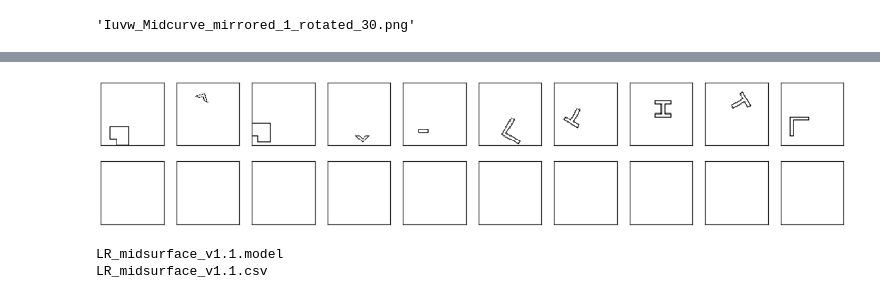
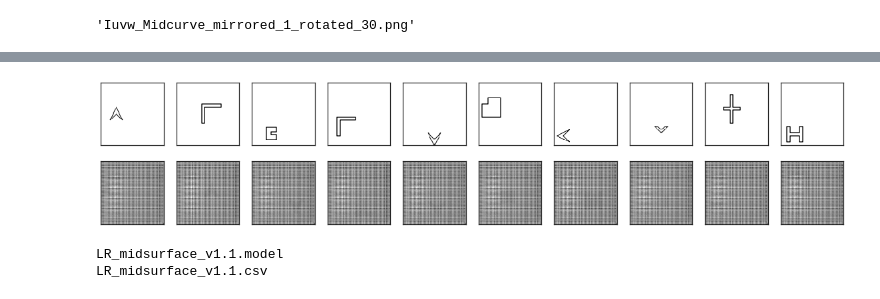
Before and after one commit to praveentn/MidcurveNN, a Jupyter notebook: sgd_callback_1.ipynb, the cells around one changed output, grey strips where cells are left out. Saved outputs shown, nothing was run; the diff lists cells and outputs as text; code cells hidden in the pictures.

```diff
--- a/sgd_callback_1.ipynb
+++ b/sgd_callback_1.ipynb
@@ -132,7 +132,7 @@ def get_training_data(datafolder=input_data_folder):
 # %%
 profile_pngs_objs = ()
 midcurve_pngs_objs = ()
-shapes = ["CapI", "Iuvw", "Luvw", "Plus", "SqLu", "Tuvw", "Vuvw"]
+shapes = ["CapI", "InvV", "Iuvw", "Luvw", "Plus", "Sm_n", "SqLu", "Tuvw", "Vuvw", ]
 
 for shape in shapes:
     print(shape)
@@ -196,7 +200,7 @@ def get_train_test_split(profile_pngs_gray_objs, midcurve_pngs_gray_objs, encodi
     y_test = midcurve_pngs_objs[train_size:]
     '''
     x_train, x_test, y_train, y_test = train_test_split(profile_pngs_objs, midcurve_pngs_objs,
-                                                        test_size=0.2, random_state=37)
+                                                        test_size=0.05, random_state=37)
     return x_train, x_test, y_train, y_test
 # %%
 x_train, x_test, y_train, y_test = get_train_test_split(profile_pngs_objs, midcurve_pngs_objs)
@@ -285,37 +289,37 @@ def residual_block(blockInput, num_filters=16, batch_activate = False):
     return x
 # %%
 # Build model
-def build_model(input_layer, start_neurons, DropoutRatio = 0.05):
+def build_model(input_layer, start_neurons, DropoutRatio=0.05):
     # 101 -> 50
-    conv1 = Conv2D(start_neurons * 1, (3, 3), activation="relu", padding="same")(input_layer)
+    conv1 = Conv2D(start_neurons * 1, (3, 3), activation=None, padding="same")(input_layer)
     conv1 = residual_block(conv1,start_neurons * 1)
     conv1 = residual_block(conv1,start_neurons * 1, True)
     pool1 = MaxPooling2D((2, 2))(conv1)
     pool1 = Dropout(DropoutRatio/2)(pool1)
 
     # 50 -> 25
-    conv2 = Conv2D(start_neurons * 2, (3, 3), activation="relu", padding="same")(pool1)
+    conv2 = Conv2D(start_neurons * 2, (3, 3), activation=None, padding="same")(pool1)
     conv2 = residual_block(conv2,start_neurons * 2)
     conv2 = residual_block(conv2,start_neurons * 2, True)
     pool2 = MaxPooling2D((2, 2))(conv2)
     pool2 = Dropout(DropoutRatio)(pool2)
 
     # 25 -> 12
-    conv3 = Conv2D(start_neurons * 4, (3, 3), activation="relu", padding="same")(pool2)
+    conv3 = Conv2D(start_neurons * 4, (3, 3), activation=None, padding="same")(pool2)
     conv3 = residual_block(conv3,start_neurons * 4)
     conv3 = residual_block(conv3,start_neurons * 4, True)
     pool3 = MaxPooling2D((2, 2))(conv3)
     pool3 = Dropout(DropoutRatio)(pool3)
 
     # 12 -> 6
-    conv4 = Conv2D(start_neurons * 8, (3, 3), activation="relu", padding="same")(pool3)
+    conv4 = Conv2D(start_neurons * 8, (3, 3), activation=None, padding="same")(pool3)
     conv4 = residual_block(conv4,start_neurons * 8)
     conv4 = residual_block(conv4,start_neurons * 8, True)
     pool4 = MaxPooling2D((2, 2))(conv4)
     pool4 = Dropout(DropoutRatio)(pool4)
 
     # Middle
-    convm = Conv2D(start_neurons * 16, (3, 3), activation="relu", padding="same")(pool4)
+    convm = Conv2D(start_neurons * 16, (3, 3), activation=None, padding="same")(pool4)
     convm = residual_block(convm,start_neurons * 16)
     convm = residual_block(convm,start_neurons * 16, True)
 
@@ -324,7 +328,7 @@ def build_model(input_layer, start_neurons, DropoutRatio = 0.05):
     uconv4 = concatenate([deconv4, conv4])
     uconv4 = Dropout(DropoutRatio)(uconv4)
 
-    uconv4 = Conv2D(start_neurons * 8, (3, 3), activation="relu", padding="same")(uconv4)
+    uconv4 = Conv2D(start_neurons * 8, (3, 3), activation=None, padding="same")(uconv4)
     uconv4 = residual_block(uconv4,start_neurons * 8)
     uconv4 = residual_block(uconv4,start_neurons * 8, True)
 
@@ -334,7 +338,7 @@ def build_model(input_layer, start_neurons, DropoutRatio = 0.05):
     uconv3 = concatenate([deconv3, conv3])
     uconv3 = Dropout(DropoutRatio)(uconv3)
 
-    uconv3 = Conv2D(start_neurons * 4, (3, 3), activation="relu", padding="same")(uconv3)
+    uconv3 = Conv2D(start_neurons * 4, (3, 3), activation=None, padding="same")(uconv3)
     uconv3 = residual_block(uconv3,start_neurons * 4)
     uconv3 = residual_block(uconv3,start_neurons * 4, True)
 
@@ -343,7 +347,7 @@ def build_model(input_layer, start_neurons, DropoutRatio = 0.05):
     uconv2 = concatenate([deconv2, conv2])
 
     uconv2 = Dropout(DropoutRatio)(uconv2)
-    uconv2 = Conv2D(start_neurons * 2, (3, 3), activation="relu", padding="same")(uconv2)
+    uconv2 = Conv2D(start_neurons * 2, (3, 3), activation=None, padding="same")(uconv2)
     uconv2 = residual_block(uconv2,start_neurons * 2)
     uconv2 = residual_block(uconv2,start_neurons * 2, True)
 
@@ -353,11 +357,11 @@ def build_model(input_layer, start_neurons, DropoutRatio = 0.05):
     uconv1 = concatenate([deconv1, conv1])
 
     uconv1 = Dropout(DropoutRatio)(uconv1)
-    uconv1 = Conv2D(start_neurons * 1, (3, 3), activation="relu", padding="same")(uconv1)
+    uconv1 = Conv2D(start_neurons * 1, (3, 3), activation=None, padding="same")(uconv1)
     uconv1 = residual_block(uconv1,start_neurons * 1)
     uconv2 = residual_block(uconv1,start_neurons * 1, True)
 
-    output_layer_noActi = Conv2D(1, (1,1), padding="same", activation="relu")(uconv2)
+    output_layer_noActi = Conv2D(1, (1,1), padding="same", activation=None)(uconv2)
     output_layer =  Activation('sigmoid')(output_layer_noActi)
 
     return output_layer
@@ -694,13 +703,13 @@ print(x_train.shape,y_train.shape,x_valid.shape,y_valid.shape)
 # LR Search -- ResUnet with binary_crossentropy loss
 mt1 = time.time()
 input_layer = Input((img_size_target, img_size_target, 1))
-output_layer = build_model(input_layer, 16,0.5)
+output_layer = build_model(input_layer, 16, 0.5)
 model = Model(input_layer, output_layer)
 
 reduce_lr = ReduceLROnPlateau(monitor='my_iou_metric', mode = 'max',factor=0.5, patience=3, min_lr=0.00001, verbose=1)
 
 epochs = 5
-batch_size = 32
+batch_size = 5
 epoch_size = len(x_trn)
 lr=0.01
 lr_finder = LRFinder(min_lr=1e-5,
@@ -738,10 +764,10 @@ Epoch 5/5
 # %%
 encoded_imgs = model.predict(x_val)
 decoded_imgs = model.predict(encoded_imgs)
 
-plot_results(x_test, decoded_imgs)
+plot_results(x_val, decoded_imgs)
 # %% [output]
-[figure, old version]
+[figure, new version]
 # %%
 version = 1.1
 basic_name = f'LR_midsurface_v{version}'
```
Also changed, not shown: parts of 21 cells of this notebook.
